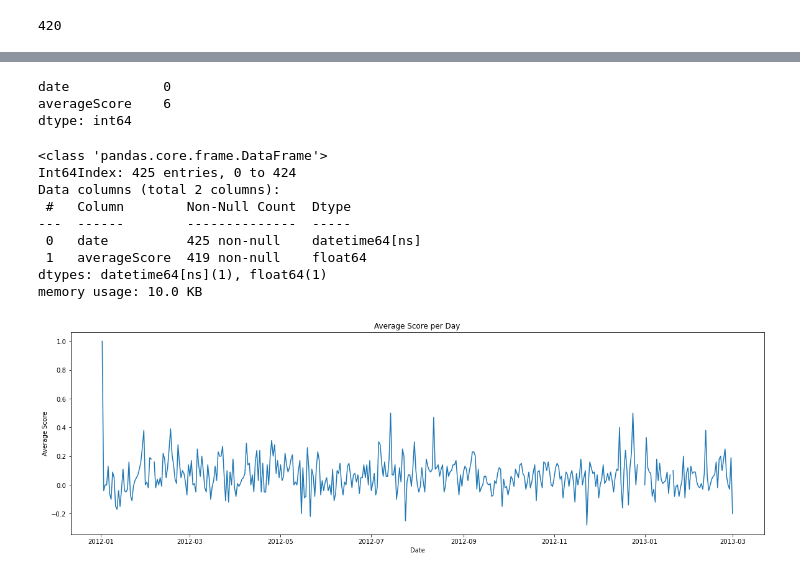
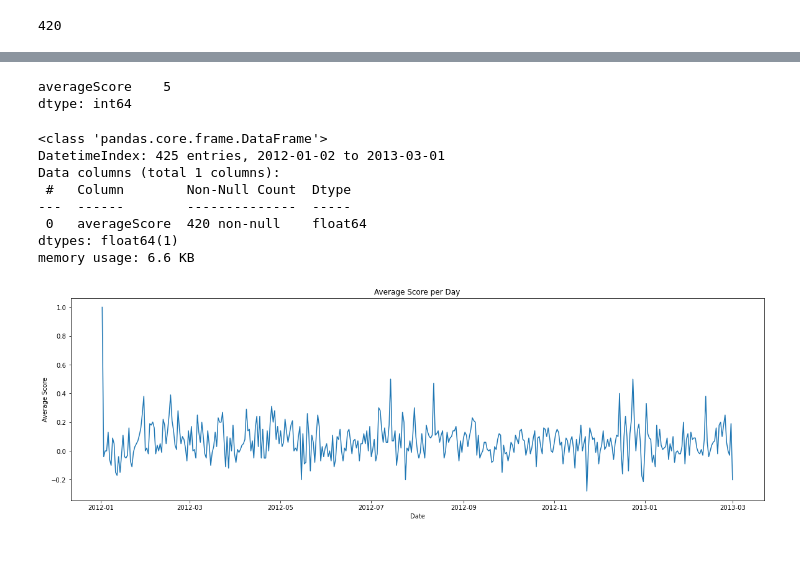
Before and after one commit to Carloselrecharlie/CA2_2ndSem, a Jupyter notebook: CA2_2ndSem.ipynb, the cells around one changed output, grey strips where cells are left out. Saved outputs shown, nothing was run; the diff lists cells and outputs as text; code cells hidden in the pictures.

```diff
--- a/CA2_2ndSem.ipynb
+++ b/CA2_2ndSem.ipynb
@@ -978,3 +1026,5 @@ averageScoresPd.rename(columns={'index': 'date'}, inplace=True)
 
 # Sort the DataFrame by date
 averageScoresPd.sort_values('date', inplace=True)
+# %%
+averageScoresPd.set_index('date', inplace=True)
@@ -981,32 +1048,30 @@ averageScoresPd.sort_values('date', inplace=True)
 # %%
 averageScoresPd.isnull().sum()
 # %% [output]
-date            0
-averageScore    6
+averageScore    5
 dtype: int64
 # %%
 averageScoresPd.info()
 # %% [output]
 <class 'pandas.core.frame.DataFrame'>
-Int64Index: 425 entries, 0 to 424
-Data columns (total 2 columns):
+DatetimeIndex: 425 entries, 2012-01-02 to 2013-03-01
+Data columns (total 1 columns):
  #   Column        Non-Null Count  Dtype
 ---  ------        --------------  -----
- 0   date          425 non-null    datetime64[ns]
- 1   averageScore  419 non-null    float64
-dtypes: datetime64[ns](1), float64(1)
-memory usage: 10.0 KB
+ 0   averageScore  420 non-null    float64
+dtypes: float64(1)
+memory usage: 6.6 KB
 # %%
 # Plot the average score per day
 plt.figure(figsize=(20, 6))  # Set the figure size
 
 # Plotting scores
-plt.plot(averageScoresPd['date'], averageScoresPd['averageScore'])
+plt.plot(averageScoresPd)
 
 # Formatting the plot
 plt.xlabel('Date')
 plt.ylabel('Average Score')
 plt.title('Average Score per Day')
 plt.show()
 # %% [output]
-[figure, old version]
+[figure, new version]
```
Also changed, not shown: parts of 75 cells of this notebook, 1 other file.
